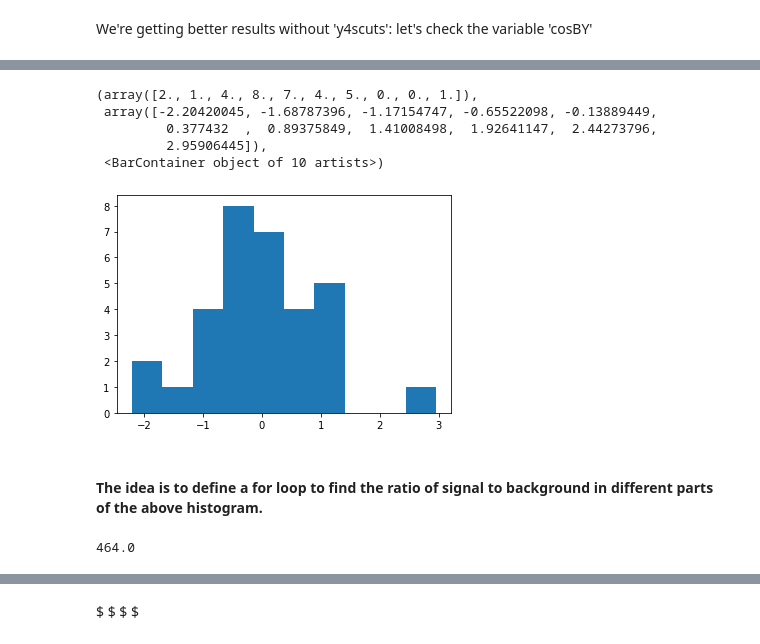
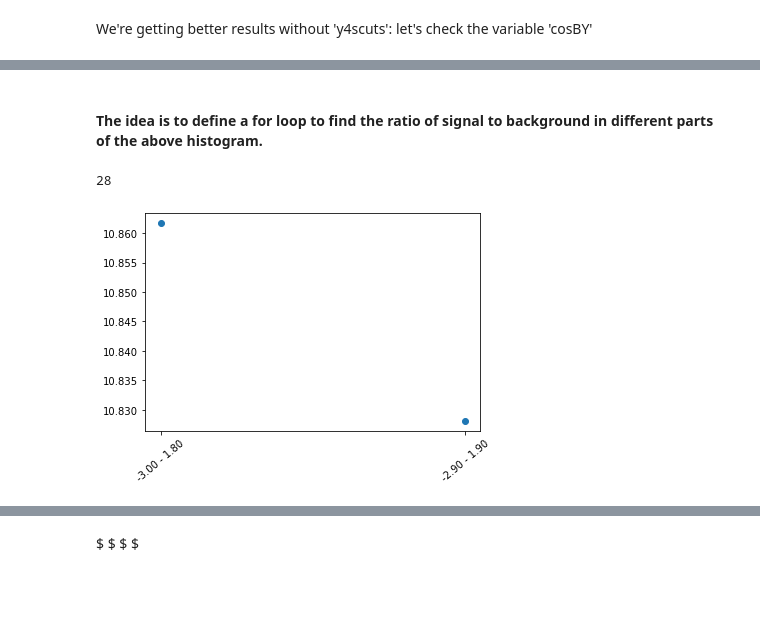
Before and after one commit to SaharGholipour/Sahar_MSc, a Jupyter notebook: mysignal_comparison.ipynb, the cells around one changed output, grey strips where cells are left out. Cells and saved outputs as stored; diff of their text form; code cells hidden in the pictures; blank space fills up the shorter version.

Commit message:
function modification

```diff
--- a/mysignal_comparison.ipynb
+++ b/mysignal_comparison.ipynb
@@ -480,22 +579,2 @@ cosBY1p_bkg = pd.concat([
-# %%
-plt.hist(cosBY0p_sig)
-# %% [output]
-(array([2., 1., 4., 8., 7., 4., 5., 0., 0., 1.]),
- array([-2.20420045, -1.68787396, -1.17154747, -0.65522098, -0.13889449,
-         0.377432  ,  0.89375849,  1.41008498,  1.92641147,  2.44273796,
-         2.95906445]),
- <BarContainer object of 10 artists>)
-[figure, removed]
 # %% [markdown]
 #### The idea is to define a for loop to find the ratio of signal to background in different parts of the above histogram.
-# %%
-# sum function of list elements
-l = [1, 2, 3, 4, 5]
-def sum_of_list(l):
-  total = 0
-  for val in l:
-    total = total + val
-  return total
-sum_of_list(count[0][:])
-# %% [output]
-464.0
@@ -546,0 +581,33 @@ def get_x_ratio(width_list, bin_count):
+# %%
+window=[2,4,6,8,12,16,20,26,32,40,48]
+# plt.figure(figsize=(15,10))
+# plt.subplot(211)
+x_cosBYp_Dl, s_cosBYp_Dl, r_cosBYp_Dl= get_x_ratio(window, count_cosBYp_Dl)
+
+
+#plt.grid(True)
+# plt.title('BY0')
+# plt.legend()
+# x = np.random.rand(5, 8)*.7
+# plt.table(cellText=[['%.2f' % xxx for xxx in xx] for xx in x_range.items()],cellColours=plt.cm.GnBu(x),loc='bottom')
+
+# plt.show()
+
+# plt.figure(figsize=(15,10))
+# plt.subplot(212)
+# x_BY1, s_BY1, r_BY1, p_BY1 = get_x_ratio(window, count_BY1)
+# plt.title('BY1')
+# plt.legend()
+# %%
+x_range = x_ranges(window, x_cosBYp_Dl, binedges_cosBYp_Dl)
+len(x_range[2])
+# %% [output]
+28
+# %%
+fig, ax = plt.subplots()
+plt.plot(x_range[48], s_cosBYp_Dl[48], 'o')
+# ax.xaxis.set_major_locator(loc)
+# ax.xaxis.set_major_formatter(formatter)
+ax.xaxis.set_tick_params(rotation=40, labelsize=10)
+# %% [output]
+[figure, added]
```
Also changed, not shown: parts of 60 cells of this notebook.
